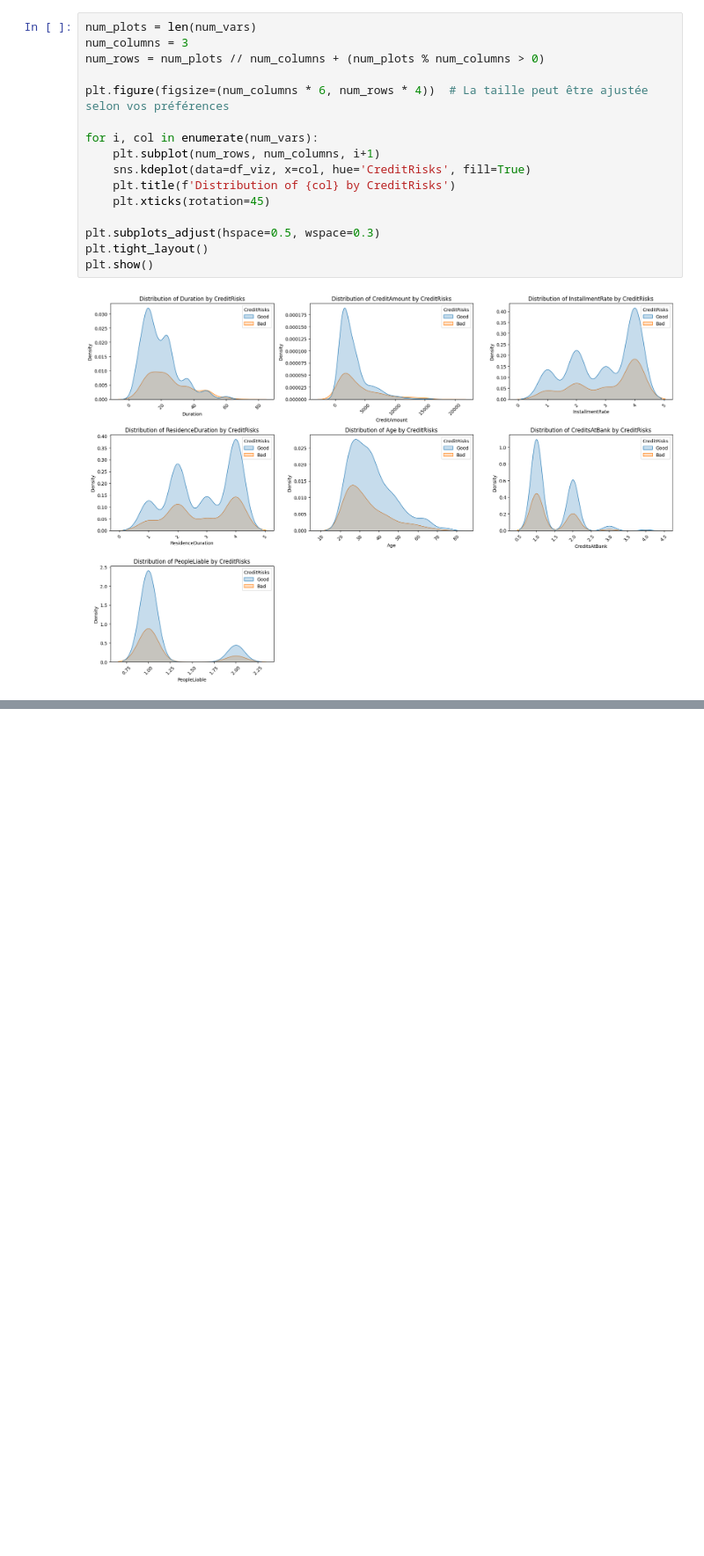
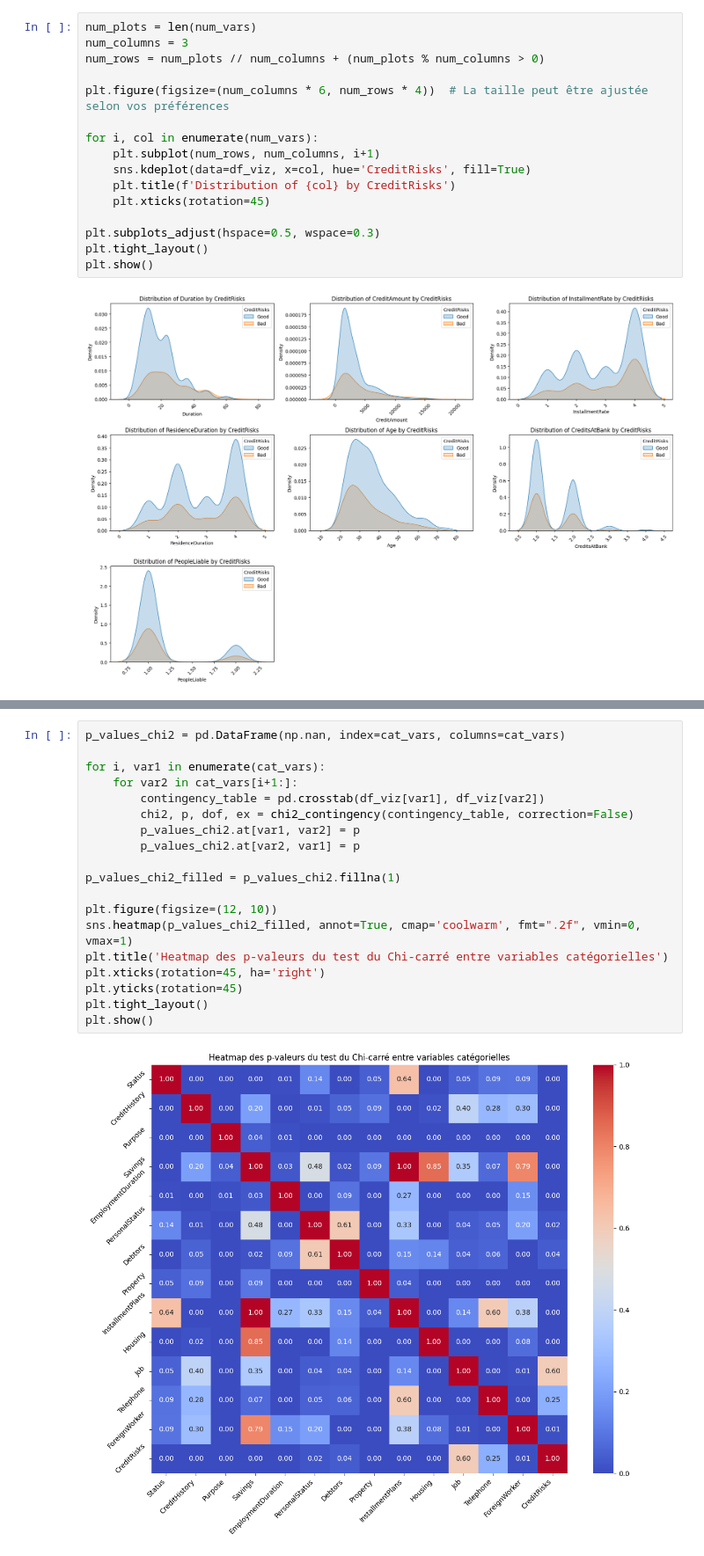
Before and after one commit to zahrabihlal/CreditScoringModel, a Jupyter notebook: credit-scoring-german-data.ipynb, the cells around one changed output, grey strips where cells are left out. Shown at 88% size. Drawn from its saved outputs; the diff is of its cells as text; blank space fills up the shorter version.

```diff
--- a/credit-scoring-german-data.ipynb
+++ b/credit-scoring-german-data.ipynb
@@ -416,0 +502,21 @@ plt.show()
+# %%
+p_values_chi2 = pd.DataFrame(np.nan, index=cat_vars, columns=cat_vars)
+
+for i, var1 in enumerate(cat_vars):
+    for var2 in cat_vars[i+1:]:
+        contingency_table = pd.crosstab(df_viz[var1], df_viz[var2])
+        chi2, p, dof, ex = chi2_contingency(contingency_table, correction=False)
+        p_values_chi2.at[var1, var2] = p
+        p_values_chi2.at[var2, var1] = p
+
+p_values_chi2_filled = p_values_chi2.fillna(1)
+
+plt.figure(figsize=(12, 10))
+sns.heatmap(p_values_chi2_filled, annot=True, cmap='coolwarm', fmt=".2f", vmin=0, vmax=1)
+plt.title('Heatmap des p-valeurs du test du Chi-carré entre variables catégorielles')
+plt.xticks(rotation=45, ha='right')
+plt.yticks(rotation=45)
+plt.tight_layout()
+plt.show()
+# %% [output]
+[figure, added]
```
Also changed, not shown: parts of 6 cells of this notebook.
